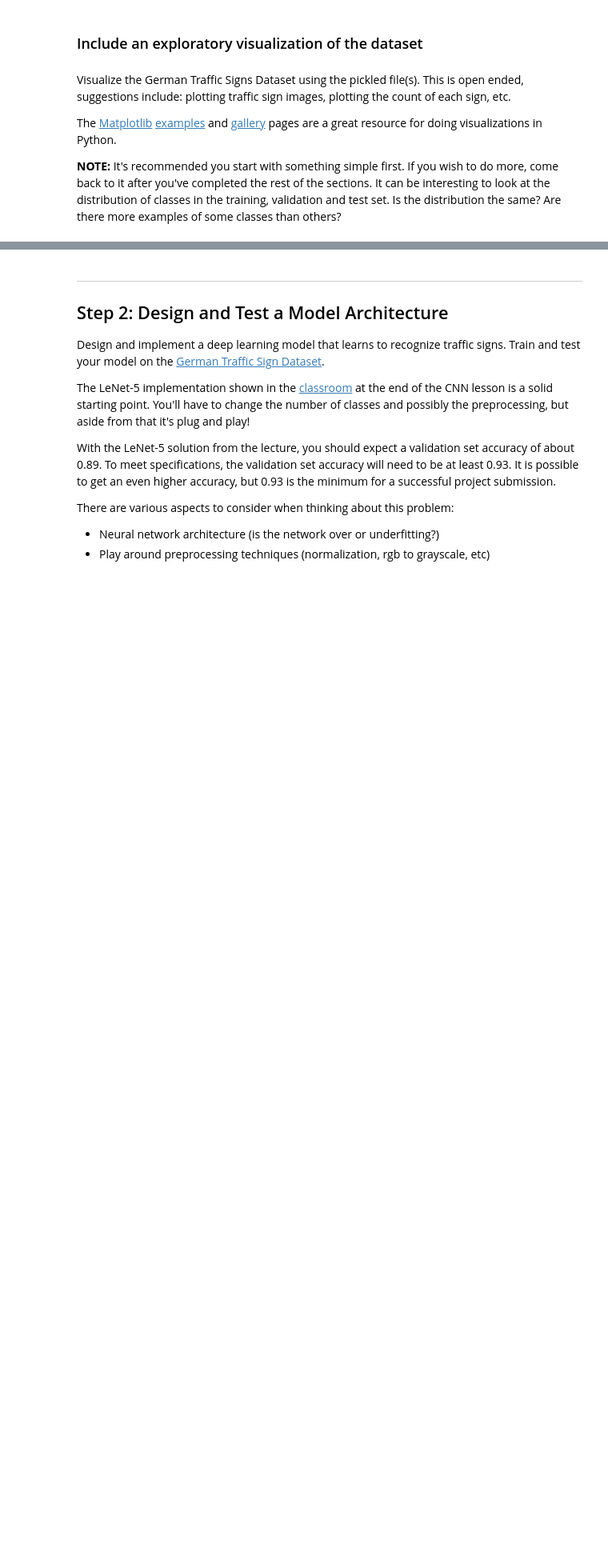
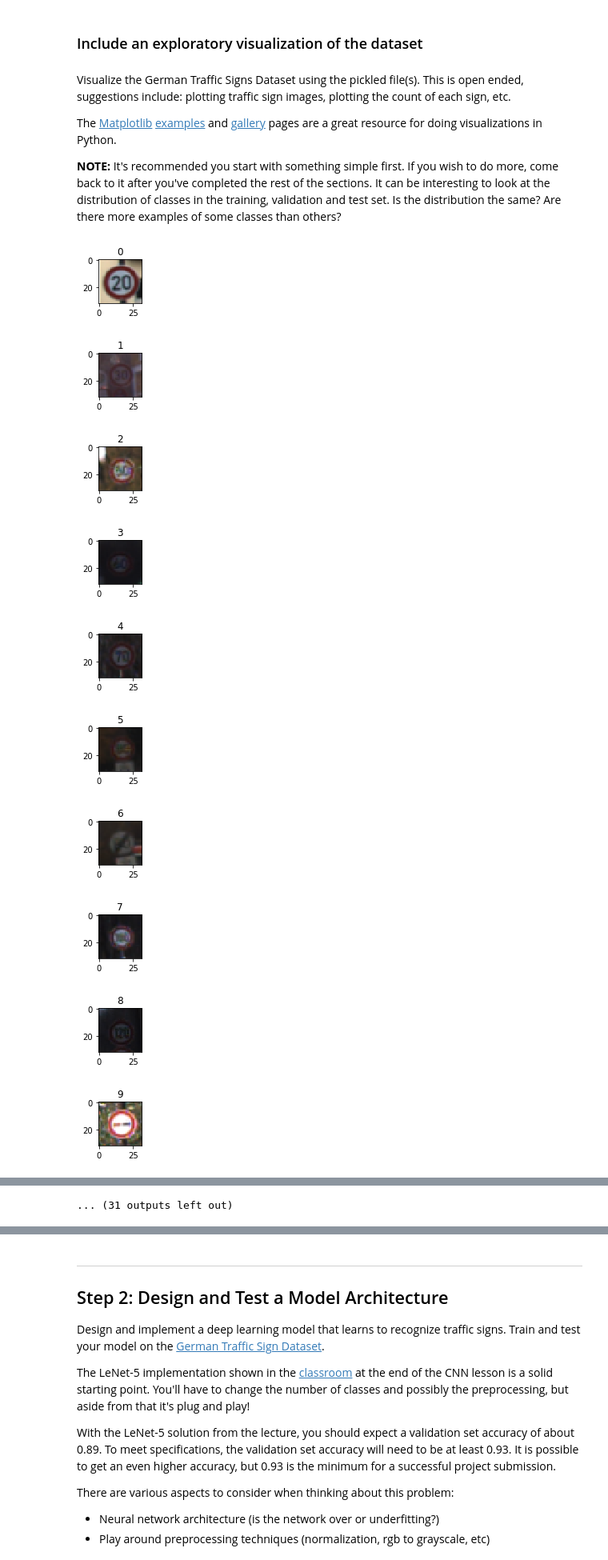
Before and after one commit to haowu74/traffic-sign-classifier, a Jupyter notebook: Traffic_Sign_Classifier.ipynb, the cells around one changed output, grey strips where cells are left out. Shown at 80% size. Cells and saved outputs as stored; diff of their text form; code cells hidden in the pictures; blank space fills up the shorter version.

Commit message:
Added in data visualisation, as well as the report in PDF

```diff
--- a/Traffic_Sign_Classifier.ipynb
+++ b/Traffic_Sign_Classifier.ipynb
@@ -96,6 +100,24 @@ The [Matplotlib](http://matplotlib.org/) [examples](http://matplotlib.org/exampl
 # %%
 ### Data exploration visualization code goes here.
 ### Feel free to use as many code cells as needed.
 import matplotlib.pyplot as plt
 # Visualizations will be shown in the notebook.
 %matplotlib inline
+for i in range(0, n_classes):
+    for j in range(0, n_train):
+        if y_train[j] == i:
+            plt.figure(figsize=(1,1))
+            plt.title(i)
+            plt.imshow(X_train[j])
+            break
+# %% [output]
+[figure, added]
+[figure, added]
+[figure, added]
+[figure, added]
+[figure, added]
+[figure, added]
+[figure, added]
+[figure, added]
+[figure, added]
+[figure, added]
@@ -101,0 +126 @@ import matplotlib.pyplot as plt
+... (31 outputs left out)
```
Also changed, not shown: parts of 8 cells of this notebook, 5 other files.
